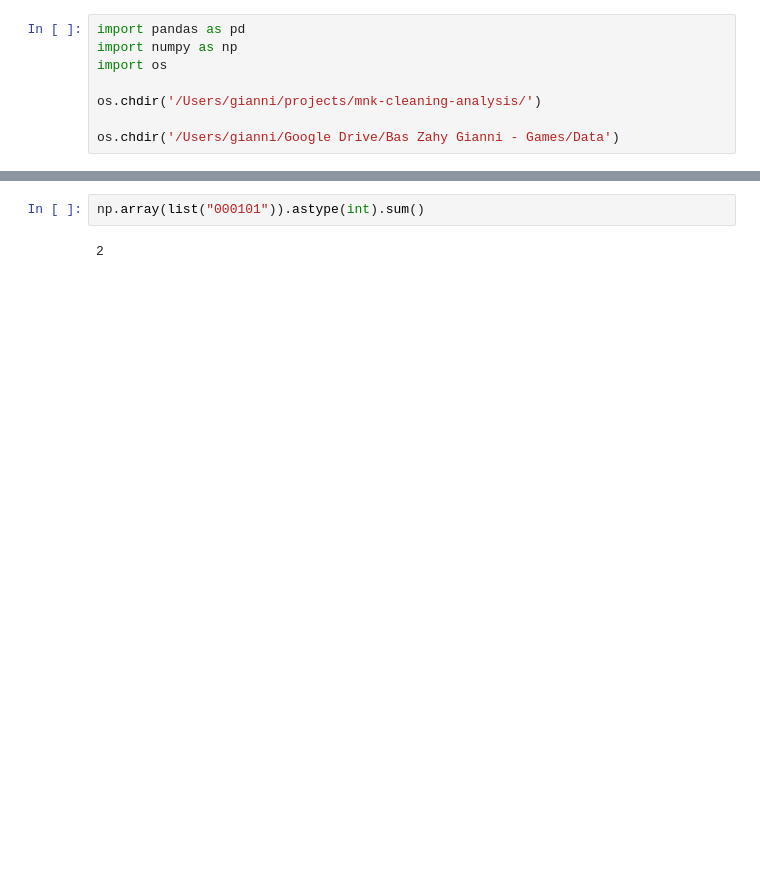
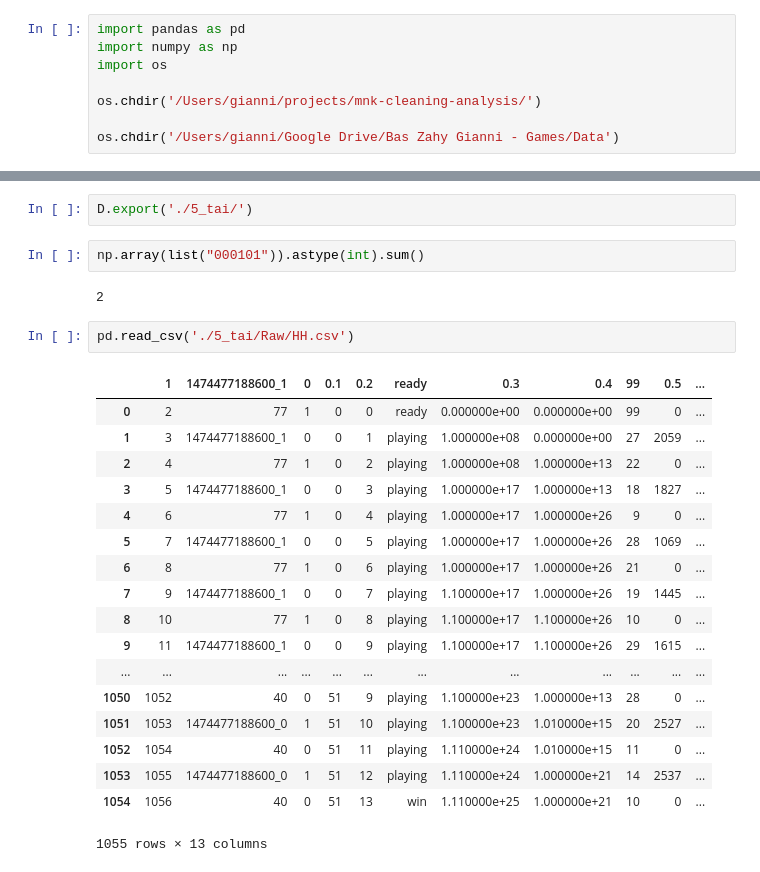
Before and after one commit to galbiati/mnk-cleaning-analysis, a Jupyter notebook: 5_tim/Scrap.ipynb, the cells around one changed output, grey strips where cells are left out. Saved outputs shown, nothing was run; the diff lists cells and outputs as text; blank space fills up the shorter version.

```diff
--- a/5_tim/Scrap.ipynb
+++ b/5_tim/Scrap.ipynb
@@ -142,4 +147,27 @@ TypeError: 'float' object is not iterable
+# %%
+D.export('./5_tai/')
 # %%
 np.array(list("000101")).astype(int).sum()
 # %% [output]
 2
+# %%
+pd.read_csv('./5_tai/Raw/HH.csv')
+# %% [output]
+|  | 1 | 1474477188600_1 | 0 | 0.1 | 0.2 | ready | 0.3 | 0.4 | 99 | 0.5 | ... |
+| 0 | 2 | 77 | 1 | 0 | 0 | ready | 0.000000e+00 | 0.000000e+00 | 99 | 0 | ... |
+| 1 | 3 | 1474477188600_1 | 0 | 0 | 1 | playing | 1.000000e+08 | 0.000000e+00 | 27 | 2059 | ... |
+| 2 | 4 | 77 | 1 | 0 | 2 | playing | 1.000000e+08 | 1.000000e+13 | 22 | 0 | ... |
+| 3 | 5 | 1474477188600_1 | 0 | 0 | 3 | playing | 1.000000e+17 | 1.000000e+13 | 18 | 1827 | ... |
+| 4 | 6 | 77 | 1 | 0 | 4 | playing | 1.000000e+17 | 1.000000e+26 | 9 | 0 | ... |
+| 5 | 7 | 1474477188600_1 | 0 | 0 | 5 | playing | 1.000000e+17 | 1.000000e+26 | 28 | 1069 | ... |
+| 6 | 8 | 77 | 1 | 0 | 6 | playing | 1.000000e+17 | 1.000000e+26 | 21 | 0 | ... |
+| 7 | 9 | 1474477188600_1 | 0 | 0 | 7 | playing | 1.100000e+17 | 1.000000e+26 | 19 | 1445 | ... |
+| 8 | 10 | 77 | 1 | 0 | 8 | playing | 1.100000e+17 | 1.100000e+26 | 10 | 0 | ... |
+| 9 | 11 | 1474477188600_1 | 0 | 0 | 9 | playing | 1.100000e+17 | 1.100000e+26 | 29 | 1615 | ... |
+| ... | ... | ... | ... | ... | ... | ... | ... | ... | ... | ... | ... |
+| 1050 | 1052 | 40 | 0 | 51 | 9 | playing | 1.100000e+23 | 1.000000e+13 | 28 | 0 | ... |
+| 1051 | 1053 | 1474477188600_0 | 1 | 51 | 10 | playing | 1.100000e+23 | 1.010000e+15 | 20 | 2527 | ... |
+| 1052 | 1054 | 40 | 0 | 51 | 11 | playing | 1.110000e+24 | 1.010000e+15 | 11 | 0 | ... |
+| 1053 | 1055 | 1474477188600_0 | 1 | 51 | 12 | playing | 1.110000e+24 | 1.000000e+21 | 14 | 2537 | ... |
+| 1054 | 1056 | 40 | 0 | 51 | 13 | win | 1.110000e+25 | 1.000000e+21 | 10 | 0 | ... |
+1055 rows × 13 columns
```
Also changed, not shown: parts of 3 cells of this notebook.
